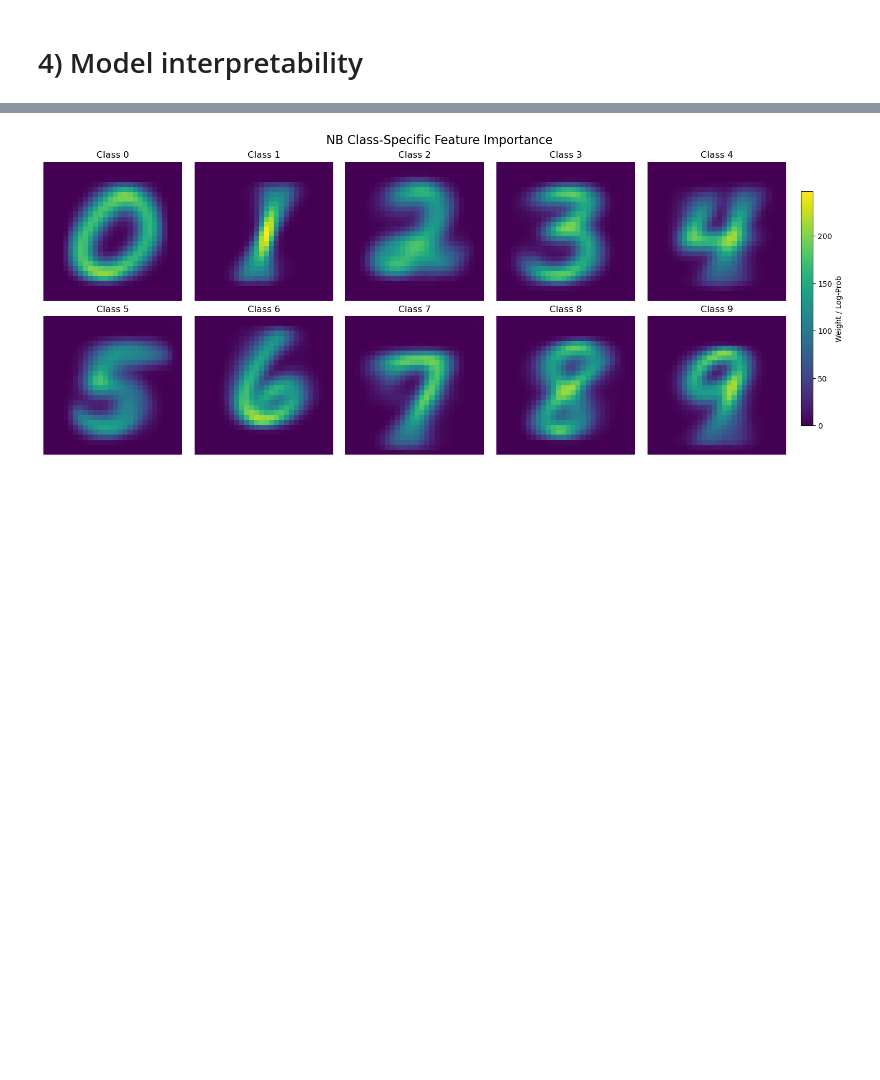
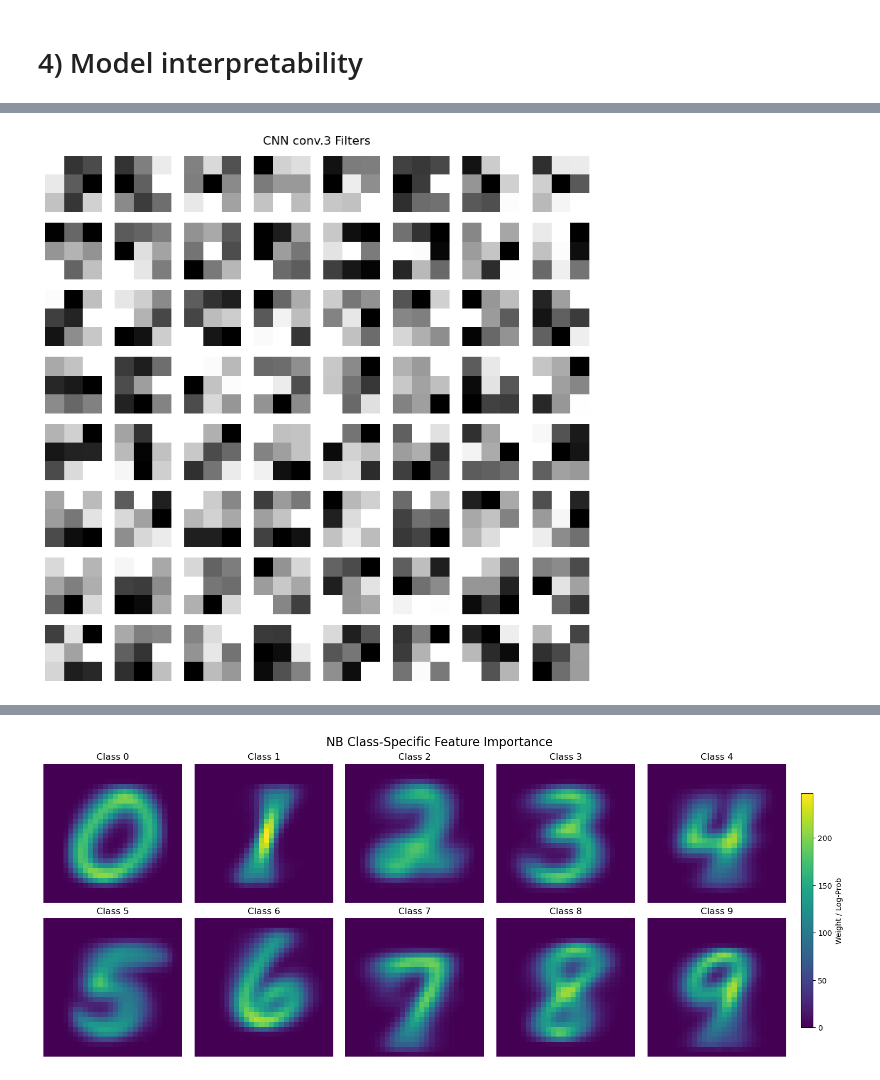
Before and after one commit to jkmckenna/jm_pytorch_tutorials, a Jupyter notebook: notebooks/Basic_computer_vision_mnist.ipynb, the cells around one changed output, grey strips where cells are left out. Drawn from its saved outputs; the diff is of its cells as text; code cells hidden in the pictures; blank space fills up the shorter version.

```diff
--- a/notebooks/Basic_computer_vision_mnist.ipynb
+++ b/notebooks/Basic_computer_vision_mnist.ipynb
@@ -190,0 +208,9 @@ jpt.plot_conv_filters(weights, title="CNN Conv1 Filters")
+# %%
+# Plot filters from second convolutional layer
+layer_name = "conv.3"
+layer = dict(cnn.named_modules()).get(layer_name, None)
+
+weights = jpt.get_conv_filters(layer)
+jpt.plot_conv_filters(weights, title=f"CNN {layer_name} Filters")
+# %% [output]
+[figure, added]
```
Also changed, not shown: parts of 16 cells of this notebook, 2 other files.
